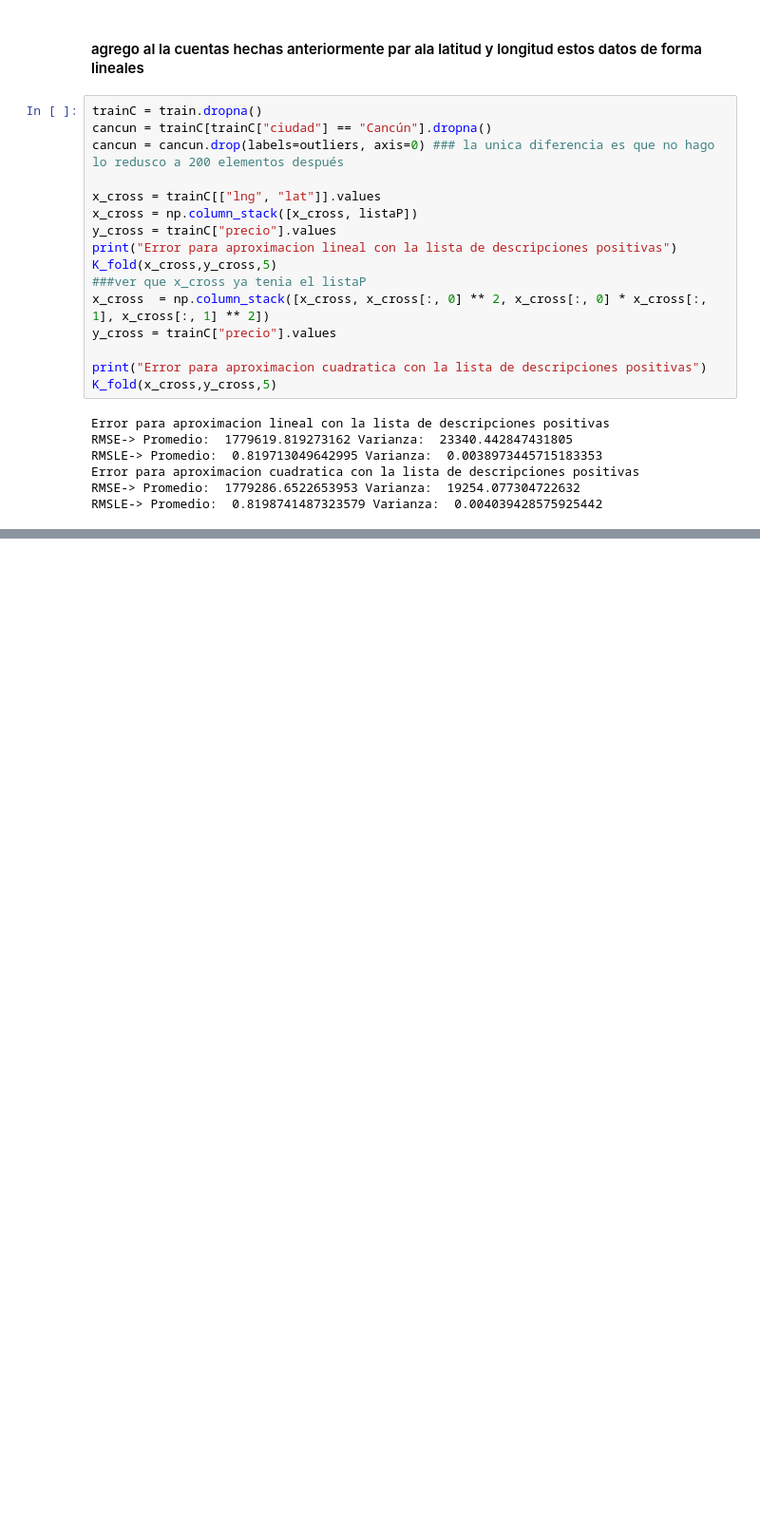
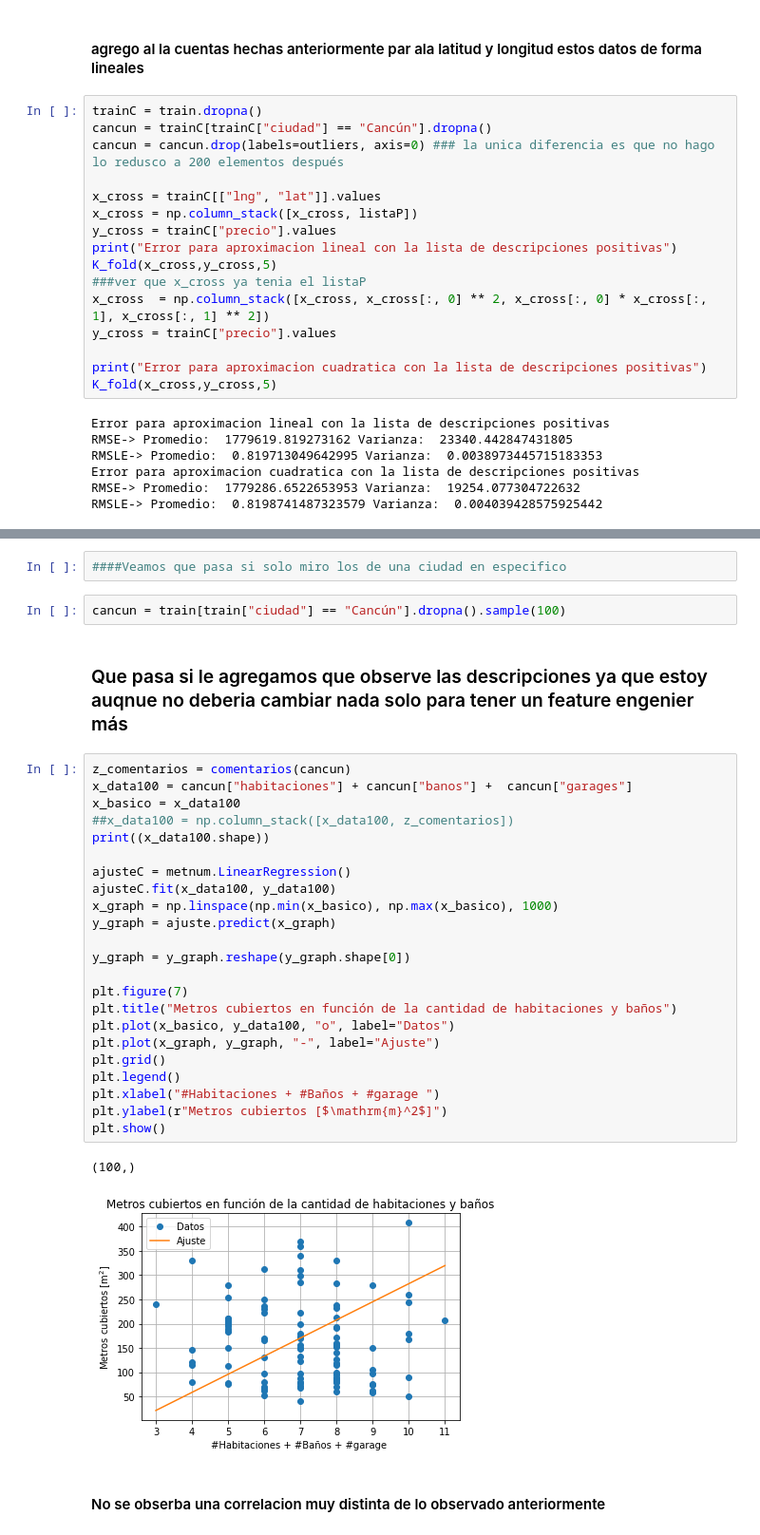
Before and after one commit to fyulita/metodos-tp3, a Jupyter notebook: notebooks/Notebook.ipynb, the cells around one changed output, grey strips where cells are left out. Shown at 95% size. Saved outputs shown, nothing was run; the diff lists cells and outputs as text; blank space fills up the shorter version.

```diff
--- a/notebooks/Notebook.ipynb
+++ b/notebooks/Notebook.ipynb
@@ -639,0 +701,34 @@ RMSLE-> Promedio:  0.8198741487323579 Varianza:  0.004039428575925442
+# %%
+####Veamos que pasa si solo miro los de una ciudad en especifico
+# %%
+cancun = train[train["ciudad"] == "Cancún"].dropna().sample(100)
+# %% [markdown]
+### Que pasa si le agregamos que observe las descripciones ya que estoy auqnue no deberia cambiar nada solo para tener un feature engenier más
+# %%
+z_comentarios = comentarios(cancun)
+x_data100 = cancun["habitaciones"] + cancun["banos"] +  cancun["garages"]
+x_basico = x_data100
+##x_data100 = np.column_stack([x_data100, z_comentarios])
+print((x_data100.shape))
+
+ajusteC = metnum.LinearRegression()
+ajusteC.fit(x_data100, y_data100)
+x_graph = np.linspace(np.min(x_basico), np.max(x_basico), 1000)
+y_graph = ajuste.predict(x_graph)
+
+y_graph = y_graph.reshape(y_graph.shape[0])
+
+plt.figure(7)
+plt.title("Metros cubiertos en función de la cantidad de habitaciones y baños")
+plt.plot(x_basico, y_data100, "o", label="Datos")
+plt.plot(x_graph, y_graph, "-", label="Ajuste")
+plt.grid()
+plt.legend()
+plt.xlabel("#Habitaciones + #Baños + #garage ")
+plt.ylabel(r"Metros cubiertos [$\mathrm{m}^2$]")
+plt.show()
+# %% [output]
+(100,)
+[figure, added]
+# %% [markdown]
+#### No se obserba una correlacion muy distinta de lo observado anteriormente
```
Also changed, not shown: parts of 15 cells of this notebook.
